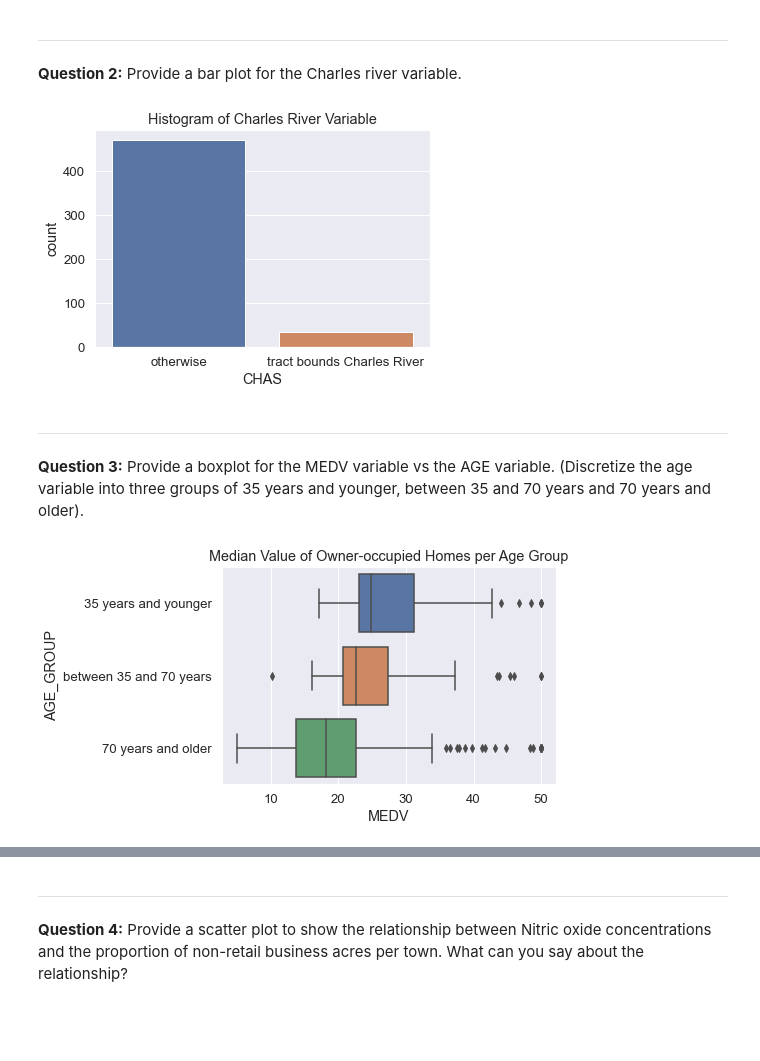
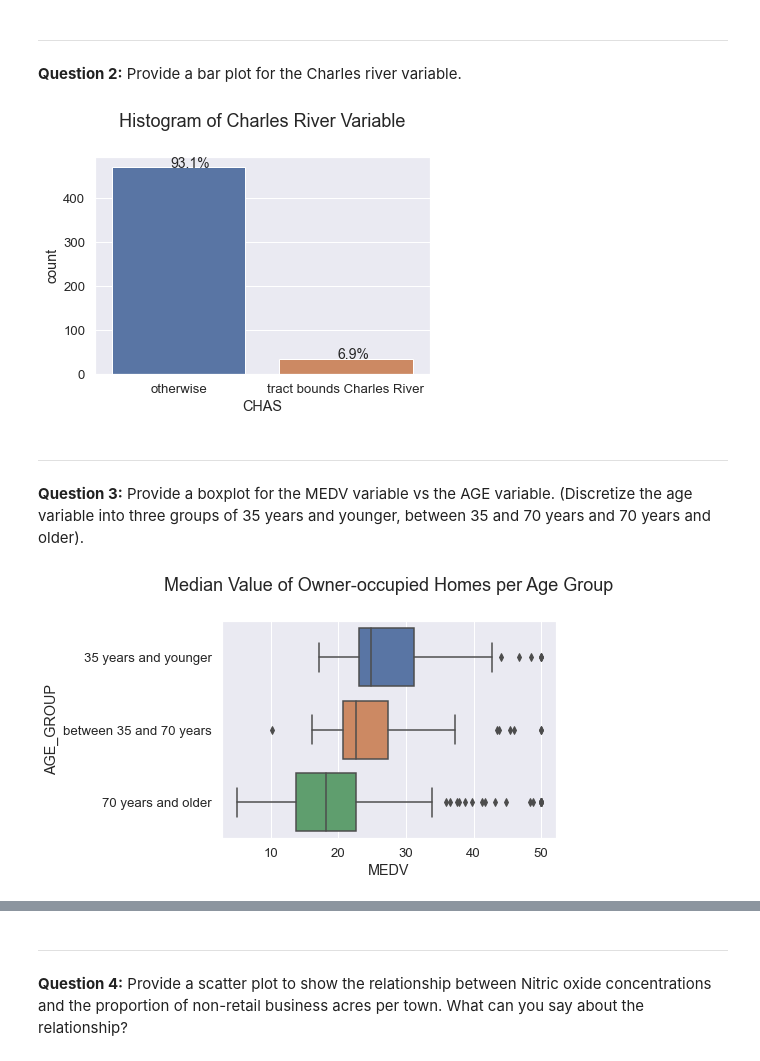
Before and after one commit to dehscardoso/IBM-data-science-fundamentals-python-sql, a Jupyter notebook: Statistics_for_Data_Science_with_Python/Week 6/Final-Assignment-Boston-Housing-Data-Analysis.ipynb, the cells around one changed output, grey strips where cells are left out. Saved outputs shown, nothing was run; the diff lists cells and outputs as text; code cells hidden in the pictures; blank space fills up the shorter version.

```diff
--- a/Statistics_for_Data_Science_with_Python/Week 6/Final-Assignment-Boston-Housing-Data-Analysis.ipynb
+++ b/Statistics_for_Data_Science_with_Python/Week 6/Final-Assignment-Boston-Housing-Data-Analysis.ipynb
@@ -166,12 +178,18 @@ plt.show()
 # %%
 # Most of the houses have no tract bounds to the Charles River
 
+total = float(len(boston_df))
 ax = sns.countplot(data=boston_df, x='CHAS')
-plt.title('Histogram of Charles River Variable')
+plt.title('Histogram of Charles River Variable', fontsize=18, pad=30)
 ax.set_xticklabels(['otherwise', 'tract bounds Charles River'])
-plt.show()
+
+for p in ax.patches:
+    percentage = '{:.1f}%'.format(100 * p.get_height()/total)
+    x = p.get_x() + p.get_width() / 2 - 0.05
+    y = p.get_y() + p.get_height()
+    ax.annotate(percentage, (x, y), size = 14)
 # %% [output]
-[figure, old version]
+[figure, new version]
 # %% [markdown]
 ---
 **Question 3:** Provide a boxplot for the MEDV variable vs the AGE variable. (Discretize the age variable into three groups of 35 years and younger, between 35 and 70 years and 70 years and older).
@@ -184,7 +202,6 @@ boston_df['AGE_GROUP'] = boston_df['AGE'].apply(lambda x: '35 years and younger'
 
 df = boston_df.sort_values(by='AGE')
 sns.boxplot(x=df.MEDV, y=df.AGE_GROUP, data=df)
-plt.title('Median Value of Owner-occupied Homes per Age Group')
-plt.show()
+plt.title('Median Value of Owner-occupied Homes per Age Group', fontsize=18, pad=30);
 # %% [output]
-[figure, old version]
+[figure, new version]
```
Also changed, not shown: parts of 13 cells of this notebook.
